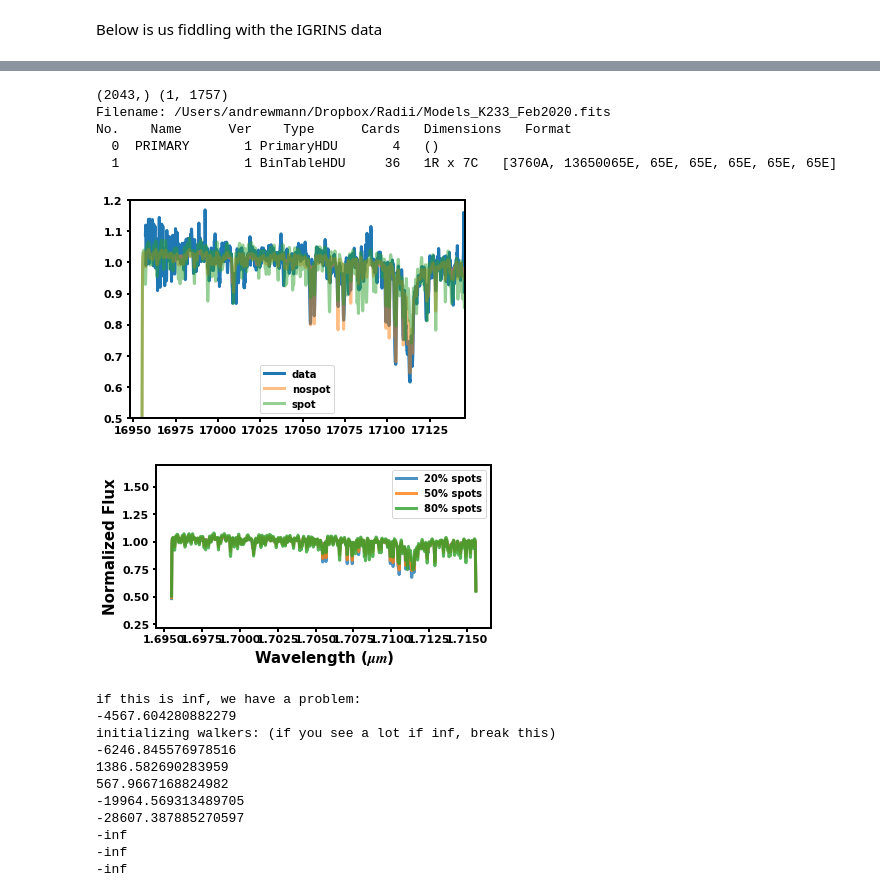
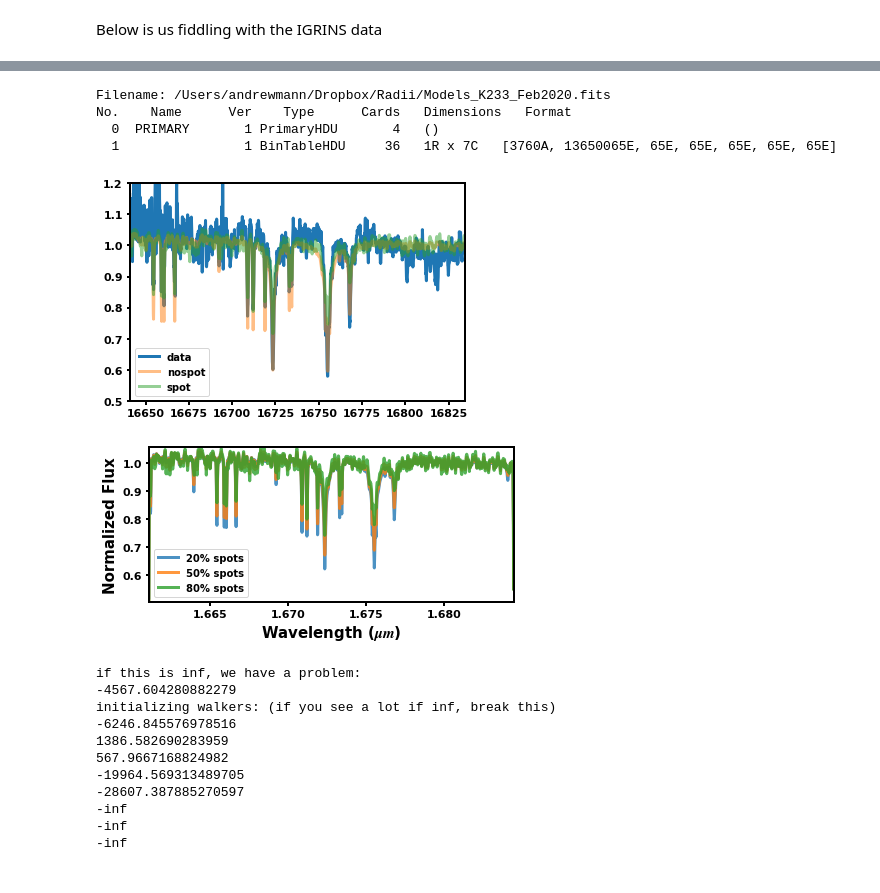
Before and after one commit to awmann/K233Spots, a Jupyter notebook: multi_spec_fit_IGRINS.ipynb, the cells around one changed output, grey strips where cells are left out. Drawn from its saved outputs; the diff is of its cells as text; code cells hidden in the pictures.

```diff
--- a/multi_spec_fit_IGRINS.ipynb
+++ b/multi_spec_fit_IGRINS.ipynb
@@ -89,7 +89,7 @@ igspec_a0 = hdul[3].data
 igspec_vega = hdul[4].data
 igspec_dividecont = hdul[5].data
 
-index = 7
+index = 9
 wrange = [np.min(igwave[index,:])+30,np.max(igwave[index,:])-10]
 plt.plot(igwave[index,:],igspec_diva0[index,:])
 plt.xlim(wrange[0],wrange[1])
@@ -103,6 +103,7 @@ plt.tight_layout()
 plt.show()
 
 fracerr = (np.sqrt(data2/igspec**2 + igspec_a0/igspec_a0**2))
+print(np.nanmedian(fracerr[index,:]))
 plt.plot(igwave[index,:],fracerr[index,:])
 plt.xlim(wrange[0],wrange[1])
 plt.ylim(0,0.2)
@@ -142,11 +131,11 @@ ll = np.where((np.isfinite(igrinserr))&(np.isfinite(igrinswave))&(np.isfinite(ig
 igrinsspec = np.squeeze(igrinsspec[ll])
 igrinserr = np.squeeze(igrinserr[ll])
 igrinswave = np.squeeze(igrinswave[ll])
-ll = np.where(igrinswave > 16955)
-print(np.shape(igrinswave),np.shape(ll))
-igrinsspec = igrinsspec[ll]
-igrinserr = igrinserr[ll]
-igrinswave = igrinswave[ll]
+#ll = np.where(igrinswave > 16955)
+#print(np.shape(igrinswave),np.shape(ll))
+#igrinsspec = igrinsspec[ll]
+#igrinserr = igrinserr[ll]
+#igrinswave = igrinswave[ll]
 igrinserr/=np.median(igrinsspec[np.where((igrinswave > wrange[0])&(igrinswave < wrange[1]))])
 igrinsspec/=np.median(igrinsspec[np.where((igrinswave > wrange[0])&(igrinswave < wrange[1]))])
 plt.plot(igrinswave+2,igrinsspec,label='data')
@@ -205,37 +194,37 @@ plt.show()
 #     plt.ylim(0.3,1.4)
 #     plt.show()
 # %% [output]
-(2043,) (1, 1757)
 Filename: /Users/andrewmann/Dropbox/Radii/Models_K233_Feb2020.fits
 No.    Name      Ver    Type      Cards   Dimensions   Format
   0  PRIMARY       1 PrimaryHDU       4   ()
   1                1 BinTableHDU     36   1R x 7C   [3760A, 13650065E, 65E, 65E, 65E, 65E, 65E]
-[figure, old version]
+[figure, new version]
 # %%
 fig, ax = plt.subplots()
 fig.set_size_inches(6, 3)
 
 alpha = 0.8
 ## here let's make some example spectra to show off why this method works
 #plt.plot(obswav_cut,obsspec_cut/np.median(obsspec_cut),label='data')
-spec1 = doublespec(modelteff,modelspectra,3540,2900,0.2)
+spec1 = doublespec(modelteff,modelspectra,3540,2800,0.2)
 plt.plot(modelwave/1e4,spec1/np.median(spec1),label='20% spots',alpha=alpha)
-spec2 = doublespec(modelteff,modelspectra,3540,2900,0.5)
+spec2 = doublespec(modelteff,modelspectra,3540,2800,0.5)
 plt.plot(modelwave/1e4,spec2/np.median(spec2),label='50% spots',alpha=alpha)
-spec3 = doublespec(modelteff,modelspectra,3540,2900,0.8)
+spec3 = doublespec(modelteff,modelspectra,3540,2800,0.8)
 plt.plot(modelwave/1e4,spec3/np.median(spec3),label='80% spots',alpha=alpha)
 
 plt.tight_layout
-#plt.xlim(0.6,2.0)
+ax.set_xlim(np.min(modelwave/1e4),np.max(modelwave/1e4))
 #plt.xscale('log')
 #plt.yscale('log')
-ax.set_ylim(0.22,1.7)
+ax.set_ylim(np.min(spec3/np.median(spec3)),np.max(spec3/np.median(spec3)))
 plt.legend()
 ax.set_ylabel(r'Normalized Flux')
 ax.set_xlabel(r'Wavelength ($\mu m$)')
-plt.show()
+plt.tight_layout()
+plt.savefig('Example_spots_highres.pdf')
 # %% [output]
-[figure, old version]
+[figure, new version]
 # %%
 ## the likelihood for fitting IGRINS data
 ## 1) Tsurf
```
Also changed, not shown: parts of 1 cell of this notebook, 1 other file.
